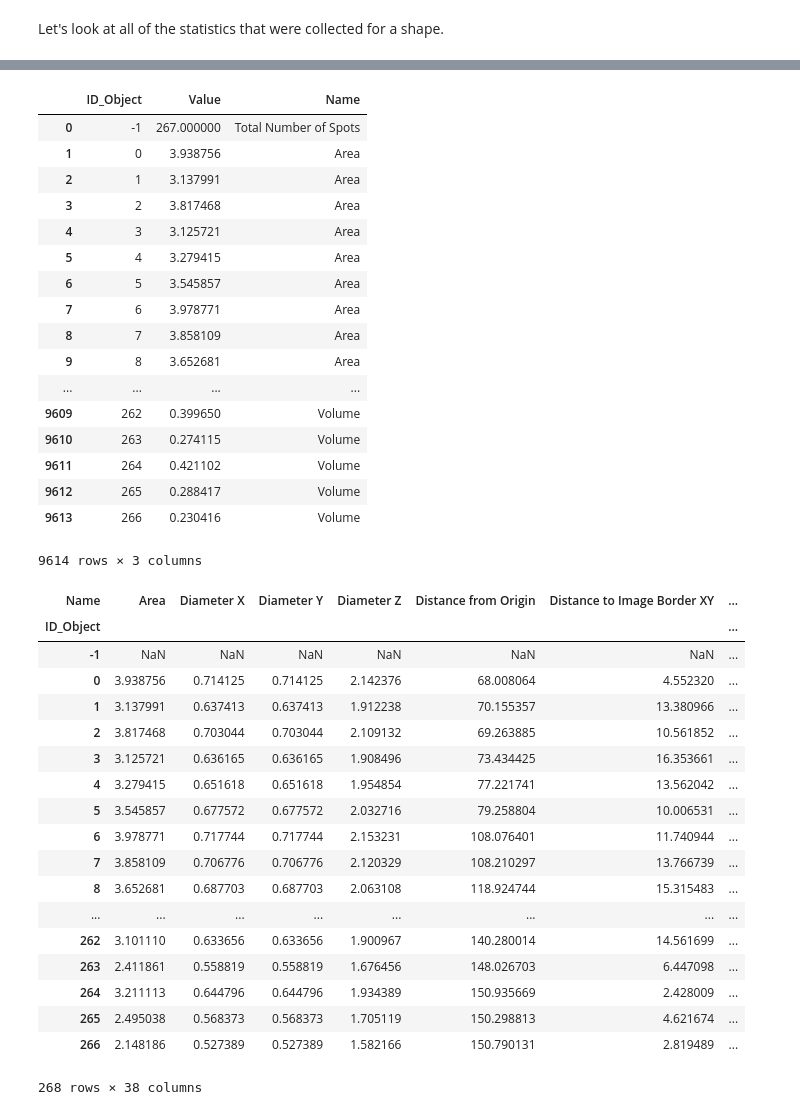
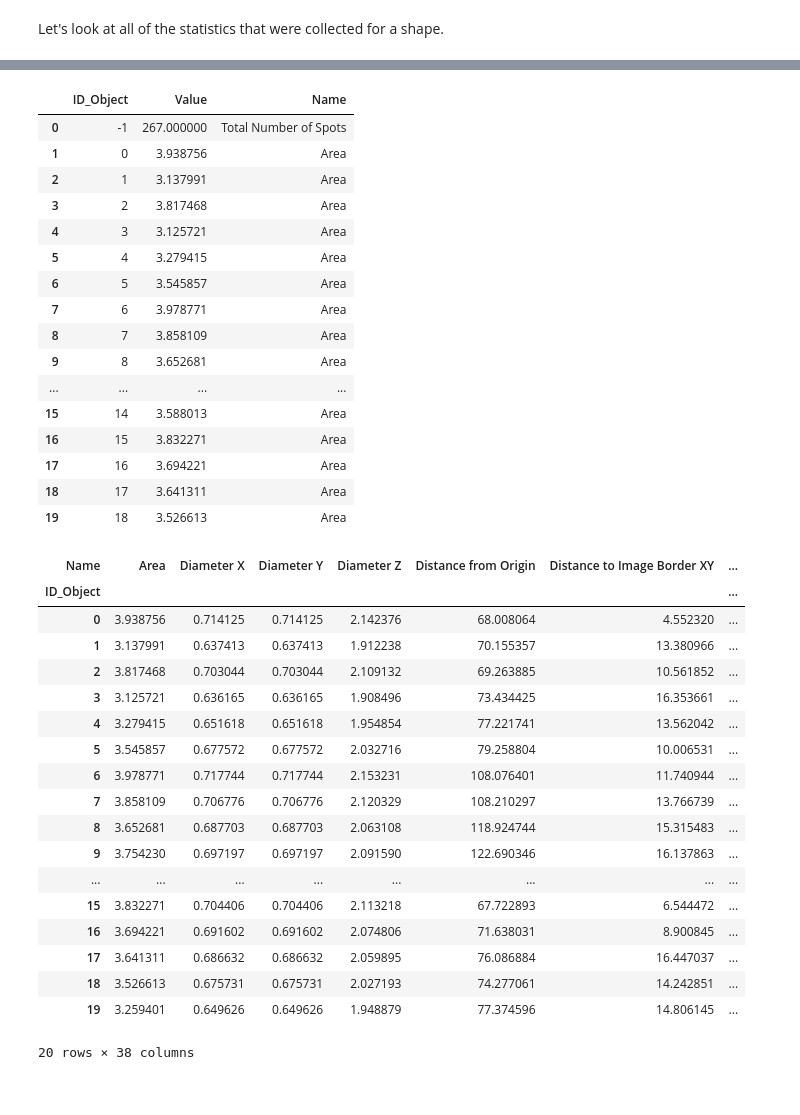
Before and after one commit to dasaderi/python_neurobootcamp, a Jupyter notebook: day-3/day3-pandas.ipynb, the cells around one changed output, grey strips where cells are left out. Drawn from its saved outputs; the diff is of its cells as text; code cells hidden in the pictures.

```diff
--- a/day-3/day3-pandas.ipynb
+++ b/day-3/day3-pandas.ipynb
@@ -102,5 +101,5 @@ point_stats[point_stats["ID_StatisticsType"]==237]
 # %%
-point_stats.iloc[:,[1,3,6]]
+point_stats.iloc[:,[1,3,6]].head(20)
 # %% [output]
 |  | ID_Object | Value | Name |
 | 0 | -1 | 267.000000 | Total Number of Spots |
@@ -114,18 +113,18 @@ point_stats.iloc[:,[1,3,6]]
 | 8 | 7 | 3.858109 | Area |
 | 9 | 8 | 3.652681 | Area |
 | ... | ... | ... | ... |
-| 9609 | 262 | 0.399650 | Volume |
-| 9610 | 263 | 0.274115 | Volume |
-| 9611 | 264 | 0.421102 | Volume |
-| 9612 | 265 | 0.288417 | Volume |
-| 9613 | 266 | 0.230416 | Volume |
+| 15 | 14 | 3.588013 | Area |
+| 16 | 15 | 3.832271 | Area |
+| 17 | 16 | 3.694221 | Area |
+| 18 | 17 | 3.641311 | Area |
+| 19 | 18 | 3.526613 | Area |
-9614 rows × 3 columns
 # %%
-point_stats.pivot(index='ID_Object', columns='Name', values='Value')
+point_stats_matrix = point_stats.pivot(index='ID_Object', columns='Name', values='Value')
+point_stats_matrix = point_stats_matrix.drop(-1)
+point_stats_matrix.head(20)
 # %% [output]
 | Name | Area | Diameter X | Diameter Y | Diameter Z | Distance from Origin | Distance to Image Border XY | ... |
 | ID_Object |  |  |  |  |  |  | ... |
-| -1 | NaN | NaN | NaN | NaN | NaN | NaN | ... |
 | 0 | 3.938756 | 0.714125 | 0.714125 | 2.142376 | 68.008064 | 4.552320 | ... |
 | 1 | 3.137991 | 0.637413 | 0.637413 | 1.912238 | 70.155357 | 13.380966 | ... |
 | 2 | 3.817468 | 0.703044 | 0.703044 | 2.109132 | 69.263885 | 10.561852 | ... |
@@ -135,10 +134,11 @@ point_stats.pivot(index='ID_Object', columns='Name', values='Value')
 | 6 | 3.978771 | 0.717744 | 0.717744 | 2.153231 | 108.076401 | 11.740944 | ... |
 | 7 | 3.858109 | 0.706776 | 0.706776 | 2.120329 | 108.210297 | 13.766739 | ... |
 | 8 | 3.652681 | 0.687703 | 0.687703 | 2.063108 | 118.924744 | 15.315483 | ... |
+| 9 | 3.754230 | 0.697197 | 0.697197 | 2.091590 | 122.690346 | 16.137863 | ... |
 | ... | ... | ... | ... | ... | ... | ... | ... |
-| 262 | 3.101110 | 0.633656 | 0.633656 | 1.900967 | 140.280014 | 14.561699 | ... |
-| 263 | 2.411861 | 0.558819 | 0.558819 | 1.676456 | 148.026703 | 6.447098 | ... |
-| 264 | 3.211113 | 0.644796 | 0.644796 | 1.934389 | 150.935669 | 2.428009 | ... |
-| 265 | 2.495038 | 0.568373 | 0.568373 | 1.705119 | 150.298813 | 4.621674 | ... |
-| 266 | 2.148186 | 0.527389 | 0.527389 | 1.582166 | 150.790131 | 2.819489 | ... |
+| 15 | 3.832271 | 0.704406 | 0.704406 | 2.113218 | 67.722893 | 6.544472 | ... |
+| 16 | 3.694221 | 0.691602 | 0.691602 | 2.074806 | 71.638031 | 8.900845 | ... |
+| 17 | 3.641311 | 0.686632 | 0.686632 | 2.059895 | 76.086884 | 16.447037 | ... |
+| 18 | 3.526613 | 0.675731 | 0.675731 | 2.027193 | 74.277061 | 14.242851 | ... |
+| 19 | 3.259401 | 0.649626 | 0.649626 | 1.948879 | 77.374596 | 14.806145 | ... |
-268 rows × 38 columns
+20 rows × 38 columns
```
Also changed, not shown: parts of 1 cell of this notebook.
